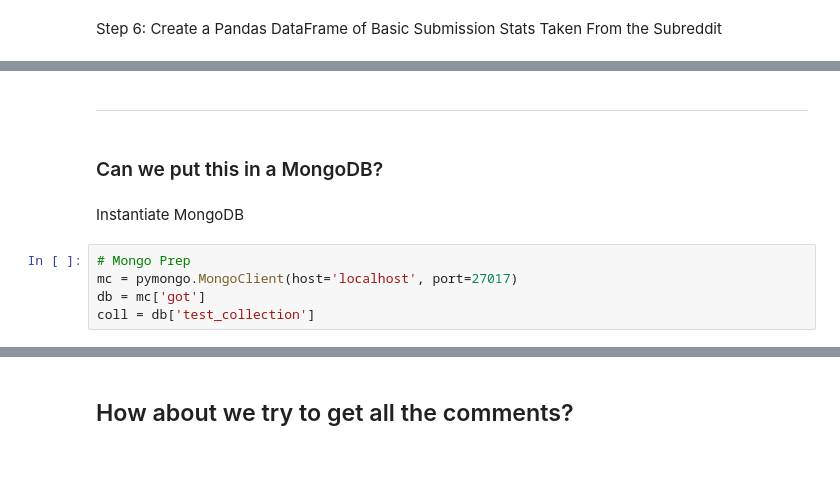
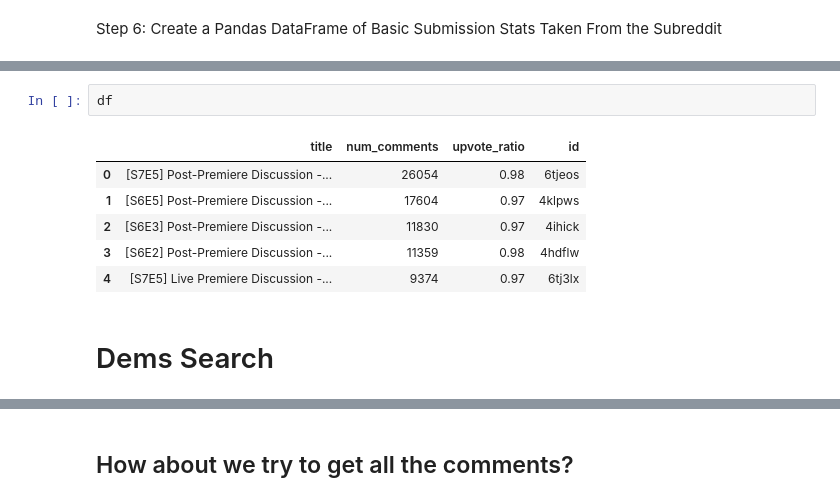
Before and after one commit to miaiseman/a-song-of-vice-and-higher, a Jupyter notebook: pair_programming_6_5.ipynb, the cells around one changed output, grey strips where cells are left out. Drawn from its saved outputs; the diff is of its cells as text; blank space fills up the shorter version.

```diff
--- a/pair_programming_6_5.ipynb
+++ b/pair_programming_6_5.ipynb
@@ -157,11 +225,11 @@ df.head(10)
+# %%
+df
+# %% [output]
+|  | title | num_comments | upvote_ratio | id |
+| 0 | [S7E5] Post-Premiere Discussion -... | 26054 | 0.98 | 6tjeos |
+| 1 | [S6E5] Post-Premiere Discussion -... | 17604 | 0.97 | 4klpws |
+| 2 | [S6E3] Post-Premiere Discussion -... | 11830 | 0.97 | 4ihick |
+| 3 | [S6E2] Post-Premiere Discussion -... | 11359 | 0.98 | 4hdflw |
+| 4 | [S7E5] Live Premiere Discussion -... | 9374 | 0.97 | 6tj3lx |
 # %% [markdown]
----
+# Dems Search
-# %% [markdown]
-### Can we put this in a MongoDB?
-# %% [markdown]
-Instantiate MongoDB
-# %%
-# Mongo Prep
-mc = pymongo.MongoClient(host='localhost', port=27017)
-db = mc['got']
-coll = db['test_collection']
```
Also changed, not shown: parts of 72 cells of this notebook.
